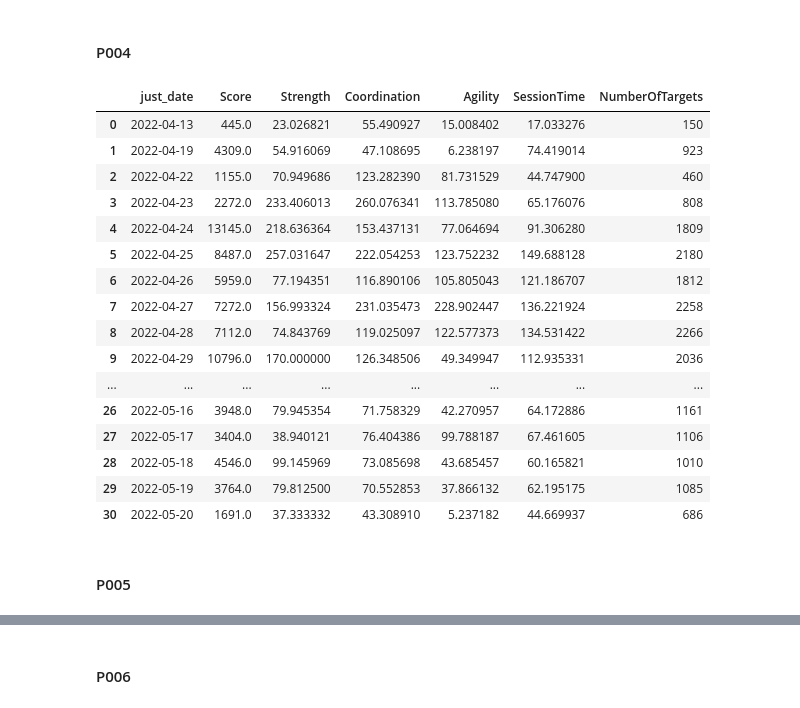
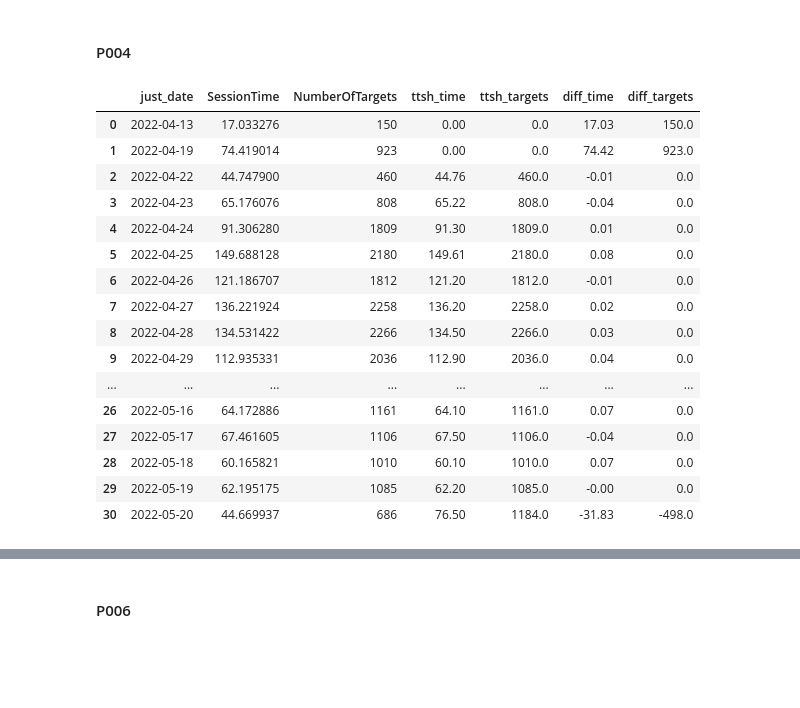
Before and after one commit to doscsy12/robotic_hometherapy, a Jupyter notebook: data_compare.ipynb, the cells around one changed output, grey strips where cells are left out. Cells and saved outputs as stored; diff of their text form; code cells hidden in the pictures; blank space fills up the shorter version.

```diff
--- a/data_check.ipynb
+++ b/data_compare.ipynb
@@ -47,0 +41,8 @@ list_of_dfs[0]
+# %%
+# dfs from ttsh
+xls = pd.ExcelFile('data/HMANTele_Data.xlsx')
+# %%
+ttsh_dfs = []
+for name in xls.sheet_names:
+    df_temp = pd.read_excel(xls, sheet_name=name, header=1)
+    ttsh_dfs.append(df_temp)
@@ -69,0 +84,12 @@ for df in list_of_dfs:
+# %%
+list_from_ttshsessions = []
+for df in ttsh_dfs:
+    df.columns = df.columns.str.replace(' ','')
+    df.rename(columns={'Date_session(1,2,3)' : 'date',
+                        'Totaltime/day' : 'ttsh_time',
+                        'Totalreps/day' : 'ttsh_targets'}, inplace=True)
+    targets_df = df[df['date'].astype(str).str.contains('2022-')][['date','ttsh_time','ttsh_targets']].fillna(0)
+    targets_df['date_time'] = pd.to_datetime(targets_df['date'], format='%Y-%m-%d %H:%M:%S')
+    targets_df['just_date'] = targets_df['date_time'].dt.date
+
+    list_from_ttshsessions.append(targets_df)
@@ -70,2 +98,12 @@ for df in list_of_dfs:
+# %%
+list_of_comparisons = []
+for nr in range(0,len(list_from_ttshsessions)):
+    df = pd.merge(list_of_groupsessions[nr],list_from_ttshsessions[nr][list_from_ttshsessions[nr]['ttsh_time']!=0], on='just_date', how='outer').drop(columns=['Score','Strength','Coordination','Agility','date','date_time'])
+    df = df.fillna(0)
+    df['diff_time'] = df['SessionTime'] - df['ttsh_time']
+    df['diff_time'] = df['diff_time'].round(2)
+    df['diff_targets'] = df['NumberOfTargets'] - df['ttsh_targets']
+
+    list_of_comparisons.append(df)
 # %% [markdown]
 ### display sessions
@@ -133,24 +209,22 @@ list_of_groupsessions[2]
 # %% [markdown]
 #### P004
 # %%
-list_of_groupsessions[3]
+list_of_comparisons[3]
 # %% [output]
-|  | just_date | Score | Strength | Coordination | Agility | SessionTime | NumberOfTargets |
-| 0 | 2022-04-13 | 445.0 | 23.026821 | 55.490927 | 15.008402 | 17.033276 | 150 |
-| 1 | 2022-04-19 | 4309.0 | 54.916069 | 47.108695 | 6.238197 | 74.419014 | 923 |
-| 2 | 2022-04-22 | 1155.0 | 70.949686 | 123.282390 | 81.731529 | 44.747900 | 460 |
-| 3 | 2022-04-23 | 2272.0 | 233.406013 | 260.076341 | 113.785080 | 65.176076 | 808 |
-| 4 | 2022-04-24 | 13145.0 | 218.636364 | 153.437131 | 77.064694 | 91.306280 | 1809 |
-| 5 | 2022-04-25 | 8487.0 | 257.031647 | 222.054253 | 123.752232 | 149.688128 | 2180 |
-| 6 | 2022-04-26 | 5959.0 | 77.194351 | 116.890106 | 105.805043 | 121.186707 | 1812 |
-| 7 | 2022-04-27 | 7272.0 | 156.993324 | 231.035473 | 228.902447 | 136.221924 | 2258 |
-| 8 | 2022-04-28 | 7112.0 | 74.843769 | 119.025097 | 122.577373 | 134.531422 | 2266 |
-| 9 | 2022-04-29 | 10796.0 | 170.000000 | 126.348506 | 49.349947 | 112.935331 | 2036 |
+|  | just_date | SessionTime | NumberOfTargets | ttsh_time | ttsh_targets | diff_time | diff_targets |
+| 0 | 2022-04-13 | 17.033276 | 150 | 0.00 | 0.0 | 17.03 | 150.0 |
+| 1 | 2022-04-19 | 74.419014 | 923 | 0.00 | 0.0 | 74.42 | 923.0 |
+| 2 | 2022-04-22 | 44.747900 | 460 | 44.76 | 460.0 | -0.01 | 0.0 |
+| 3 | 2022-04-23 | 65.176076 | 808 | 65.22 | 808.0 | -0.04 | 0.0 |
+| 4 | 2022-04-24 | 91.306280 | 1809 | 91.30 | 1809.0 | 0.01 | 0.0 |
+| 5 | 2022-04-25 | 149.688128 | 2180 | 149.61 | 2180.0 | 0.08 | 0.0 |
+| 6 | 2022-04-26 | 121.186707 | 1812 | 121.20 | 1812.0 | -0.01 | 0.0 |
+| 7 | 2022-04-27 | 136.221924 | 2258 | 136.20 | 2258.0 | 0.02 | 0.0 |
+| 8 | 2022-04-28 | 134.531422 | 2266 | 134.50 | 2266.0 | 0.03 | 0.0 |
+| 9 | 2022-04-29 | 112.935331 | 2036 | 112.90 | 2036.0 | 0.04 | 0.0 |
 | ... | ... | ... | ... | ... | ... | ... | ... |
-| 26 | 2022-05-16 | 3948.0 | 79.945354 | 71.758329 | 42.270957 | 64.172886 | 1161 |
-| 27 | 2022-05-17 | 3404.0 | 38.940121 | 76.404386 | 99.788187 | 67.461605 | 1106 |
-| 28 | 2022-05-18 | 4546.0 | 99.145969 | 73.085698 | 43.685457 | 60.165821 | 1010 |
-| 29 | 2022-05-19 | 3764.0 | 79.812500 | 70.552853 | 37.866132 | 62.195175 | 1085 |
-| 30 | 2022-05-20 | 1691.0 | 37.333332 | 43.308910 | 5.237182 | 44.669937 | 686 |
+| 26 | 2022-05-16 | 64.172886 | 1161 | 64.10 | 1161.0 | 0.07 | 0.0 |
+| 27 | 2022-05-17 | 67.461605 | 1106 | 67.50 | 1106.0 | -0.04 | 0.0 |
+| 28 | 2022-05-18 | 60.165821 | 1010 | 60.10 | 1010.0 | 0.07 | 0.0 |
+| 29 | 2022-05-19 | 62.195175 | 1085 | 62.20 | 1085.0 | -0.00 | 0.0 |
+| 30 | 2022-05-20 | 44.669937 | 686 | 76.50 | 1184.0 | -31.83 | -498.0 |
-# %% [markdown]
-#### P005
```
Also changed, not shown: parts of 20 cells of this notebook, 1 other file.
